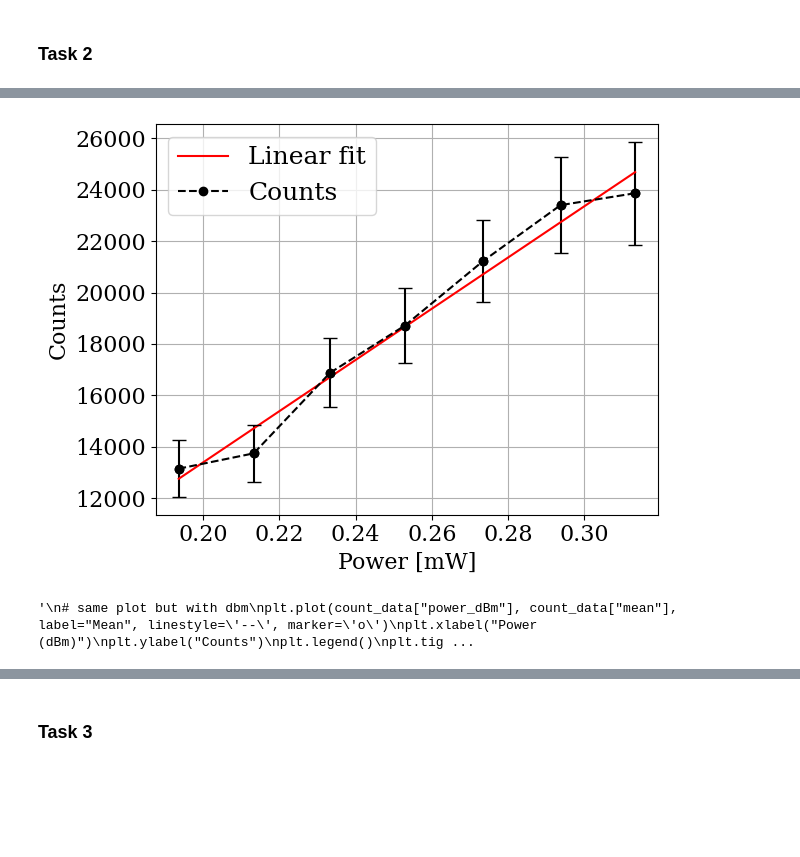
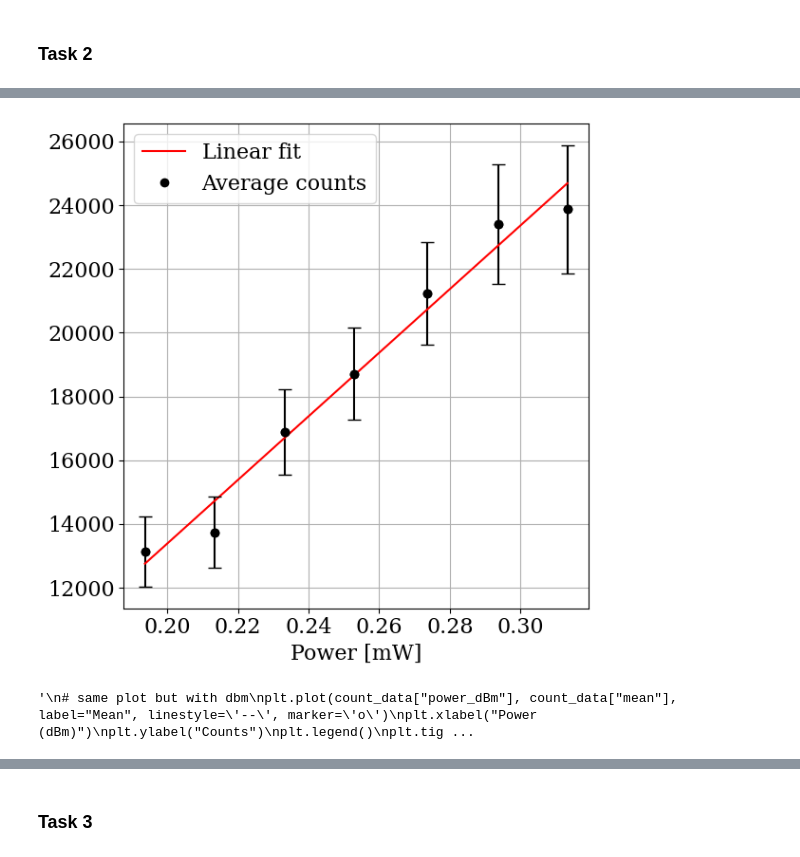
Before and after one commit to ermas3/SNSPD, a Jupyter notebook: data_analysis.ipynb, the cells around one changed output, grey strips where cells are left out. Saved outputs shown, nothing was run; the diff lists cells and outputs as text; code cells hidden in the pictures; blank space fills up the shorter version.

```diff
--- a/data_analysis.ipynb
+++ b/data_analysis.ipynb
@@ -11,7 +11,7 @@ mpl.rcParams['xtick.labelsize'] = 16
 mpl.rcParams['ytick.labelsize'] = 16
 mpl.rcParams['axes.labelsize'] = 16
 mpl.rcParams['axes.titlesize'] = 24
-plt.rcParams['legend.fontsize'] = 18
+plt.rcParams['legend.fontsize'] = 16
 
 mpl.rcParams['font.family'] = 'serif'
 # %% [markdown]
@@ -120,7 +127,23 @@ power_levels_mW = 10**(power_levels_dBm/10)
 count_data = pd.DataFrame(columns=["power_dBm", "power_mW", "mean", "std"])
 for i, filename in enumerate(power_file_names):
     count_data_file = pd.read_csv('data/' + filename + 'dBm.txt', sep='\t', skiprows=9)
+
     count_data_file = count_data_file[["C4"]]
+
+    time = np.arange(0, len(count_data_file), 1)
+
+
+    # plot time series
+    plt.plot(time, count_data_file["C4"], linewidth=1, marker='o', linestyle = "--", markersize=4, label=f"{power_levels_dBm[i]} dBm")
+    plt.xlabel("Time [s]")
+    plt.ylabel("Count rate [Hz]")
+    # legend
+    plt.legend(fontsize=14)
+    plt.tight_layout()
+    plt.xlim(0, 50)
+
+
+
 
     mean = float(count_data_file.mean())
     std = float(count_data_file.std())
@@ -139,31 +163,36 @@ count_data
 # %%
 # Do a linear fit
 def linear(x, a, b):
     return a*x + b
 
 popt, pcov = curve_fit(linear, count_data["power_mW"], count_data["mean"])
 
 # Plot mean and std as function of power
-plt.plot(count_data["power_mW"], linear(count_data["power_mW"], *popt), label="Linear fit", color = "r")
-plt.plot(count_data["power_mW"], count_data["mean"], label="Counts", linestyle='--', marker='o', color = "k")
-plt.errorbar(count_data["power_mW"], count_data["mean"], yerr=count_data["std"], fmt='o', color = "k", capsize=5)
-plt.xlabel("Power [mW]")
-plt.ylabel("Counts")
-plt.legend()
+fig, ax = plt.subplots(figsize=(6, 6))
+ax.plot(count_data["power_mW"], linear(count_data["power_mW"], *popt), label="Linear fit", color = "r")
+ax.plot(count_data["power_mW"], count_data["mean"], label="Average counts", linestyle='None', marker='o', color = "k")
+ax.errorbar(count_data["power_mW"], count_data["mean"], yerr=count_data["std"], fmt='o', color = "k", capsize=5)
+ax.set_xlabel("Power [mW]")
+ax.set_ylabel("")
+ax.legend()
+ax.grid()
+
 plt.tight_layout()
-plt.grid()
 plt.show()
+
+# Save
+fig.savefig("figures/power_dependance.png", bbox_inches='tight')
 
 """
 # same plot but with dbm
 plt.plot(count_data["power_dBm"], count_data["mean"], label="Mean", linestyle='--', marker='o')
 plt.xlabel("Power (dBm)")
 plt.ylabel("Counts")
 plt.legend()
 plt.tight_layout()
 plt.grid()
 plt.show()
 """
 # %% [output]
-[figure, old version]
+[figure, new version]
 '\n# same plot but with dbm\nplt.plot(count_data["power_dBm"], count_data["mean"], label="Mean", linestyle=\'--\', marker=\'o\')\nplt.xlabel("Power (dBm)")\nplt.ylabel("Counts")\nplt.legend()\nplt.tig ...
```
Also changed, not shown: parts of 11 cells of this notebook, 3 other files.
